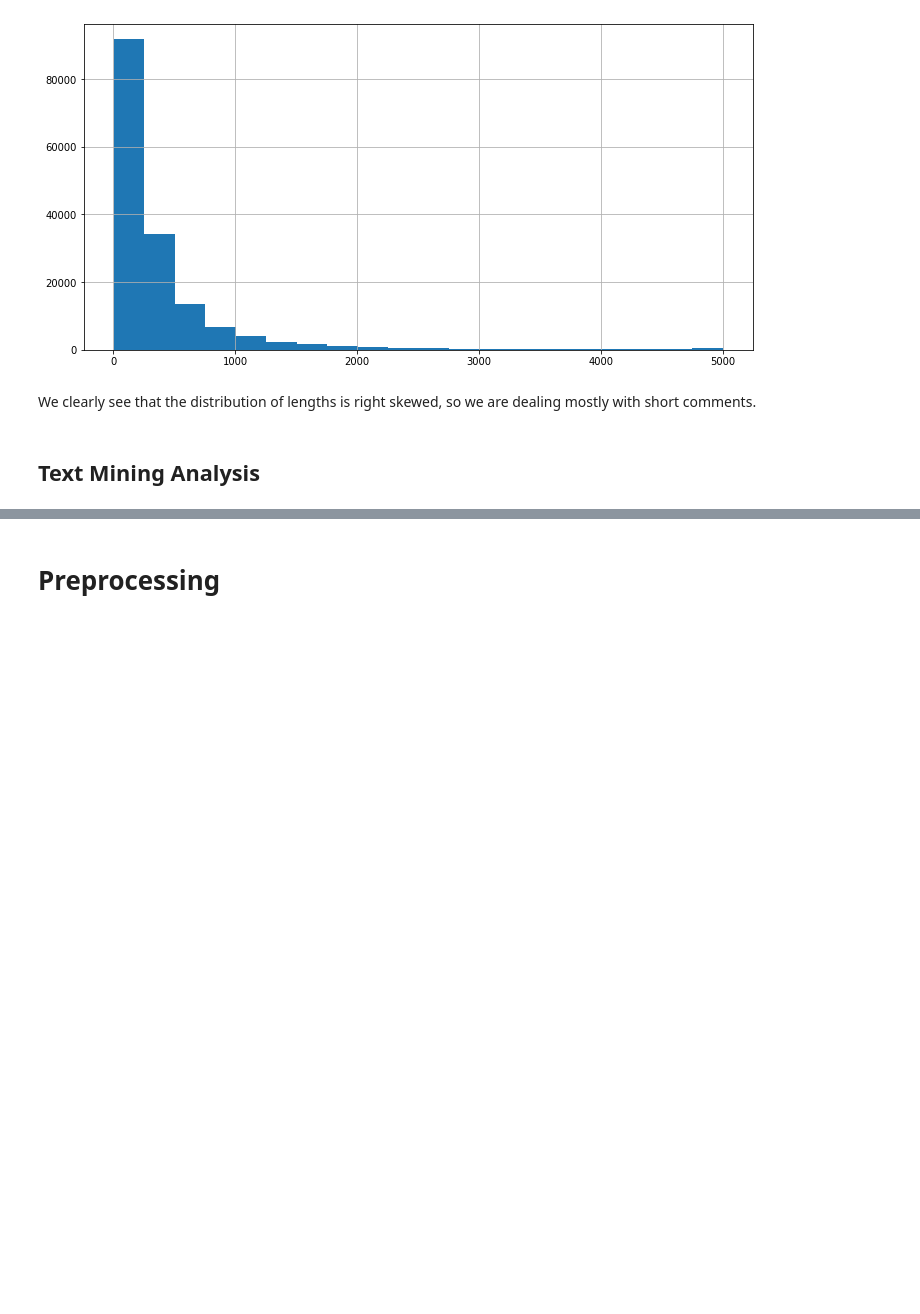
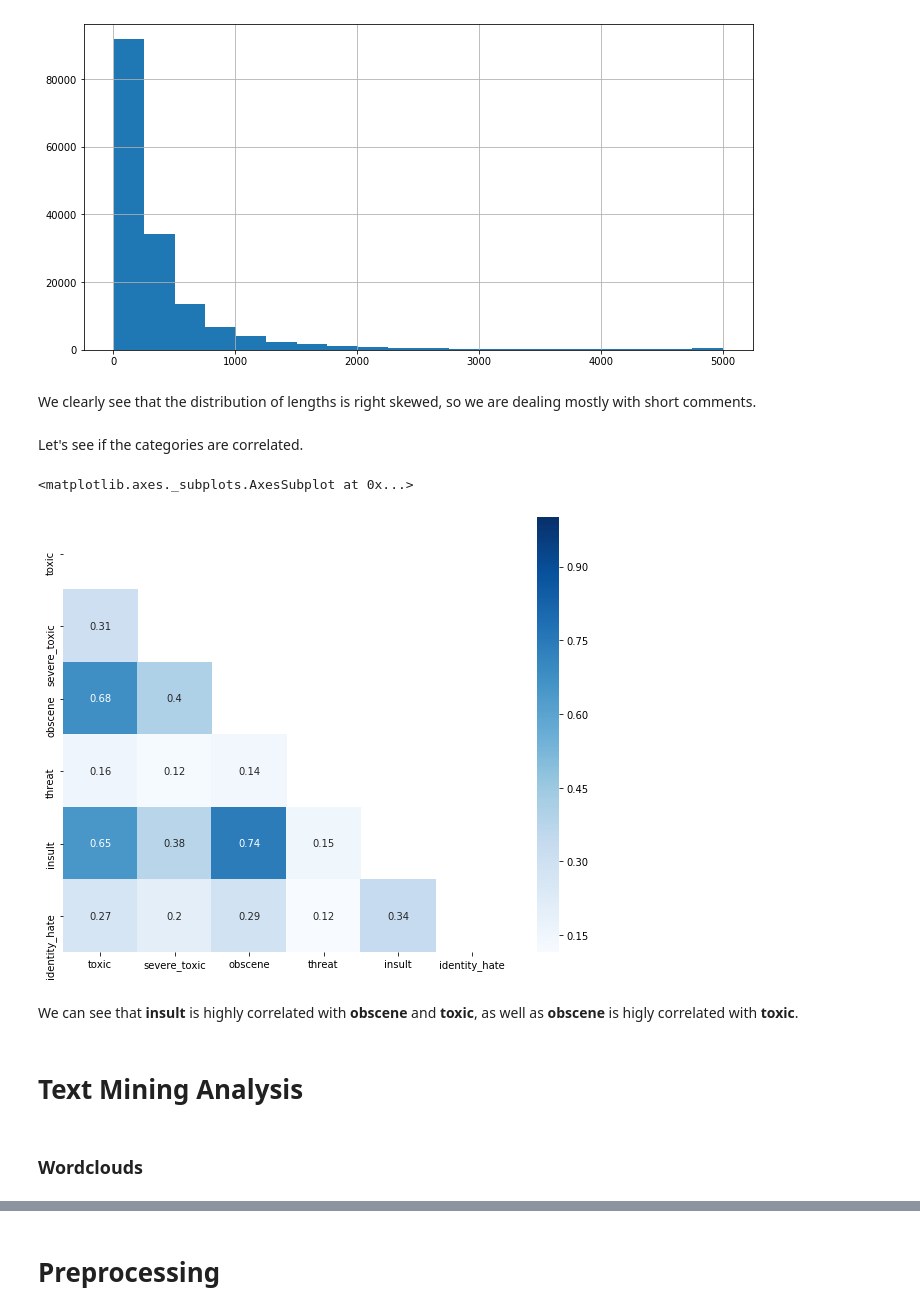
Before and after one commit to blawok/Toxic_Comments_Classification, a Jupyter notebook: toxic_comments_eda.ipynb, the cells around one changed output, grey strips where cells are left out. Saved outputs shown, nothing was run; the diff lists cells and outputs as text; code cells hidden in the pictures; blank space fills up the shorter version.

```diff
--- a/toxic_comments_eda.ipynb
+++ b/toxic_comments_eda.ipynb
@@ -118,5 +120,30 @@ lens.hist(figsize = (12,6), bins = 20)
 [figure]
 # %% [markdown]
 We clearly see that the distribution of lengths is right skewed, so we are dealing mostly with short comments.
+# %% [markdown]
+Let's see if the categories are correlated.
+# %%
+label_cols = train.iloc[:,2:].columns
+train['other'] = 1-train[label_cols].max(axis=1)
+temp_df=train.iloc[:,2:-1]
+
+corr=temp_df.corr()
+plt.figure(figsize=(10,8))
+mask = np.zeros_like(corr, dtype=np.bool)
+mask[np.triu_indices_from(mask)] = True
+
+sns.heatmap(corr,
+            xticklabels=corr.columns.values,
+            yticklabels=corr.columns.values,
+            annot=True,
+            cmap="Blues",
+            mask=mask)
+# %% [output]
+<matplotlib.axes._subplots.AxesSubplot at 0x...>
+[figure, added]
+# %% [markdown]
+We can see that **insult** is highly correlated with **obscene** and **toxic**, as well as **obscene** is higly correlated with **toxic**.
 # %% [markdown]
-## Text Mining Analysis
+# Text Mining Analysis
+# %% [markdown]
+### Wordclouds
```
Also changed, not shown: parts of 10 cells of this notebook.
